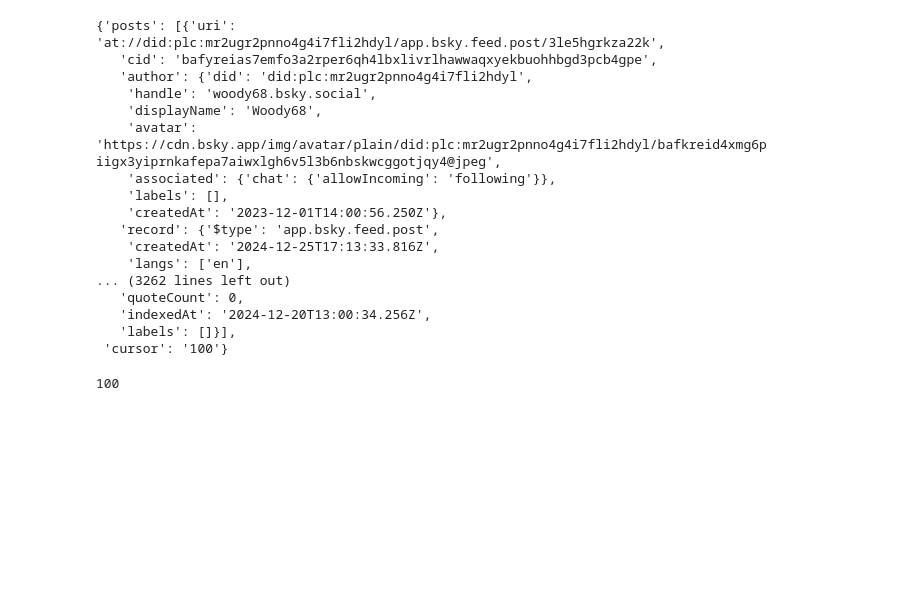
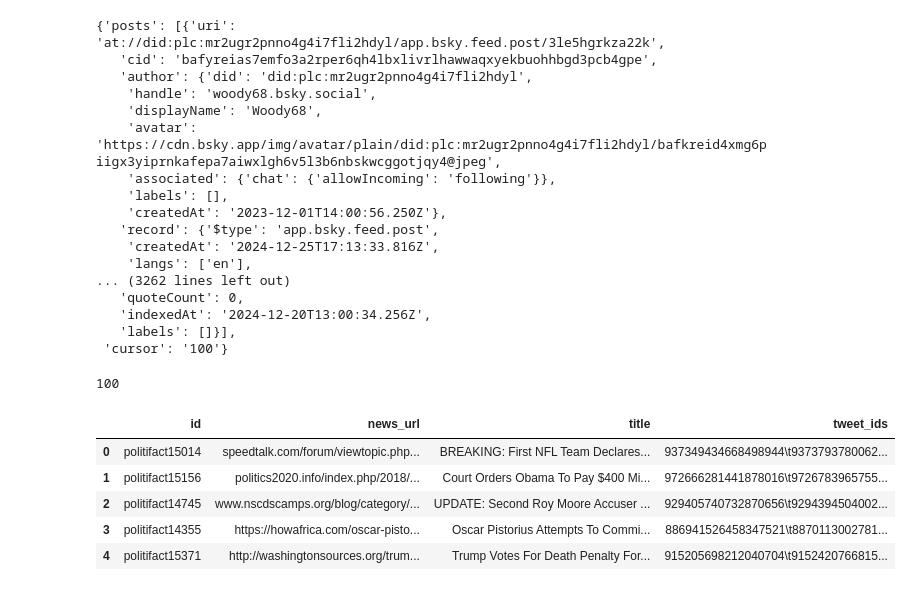
Before and after one commit to celdot/fake_news_bsky_detector, a Jupyter notebook: historical_features_pipeline.ipynb, the cells around one changed output. Cells and saved outputs as stored; diff of their text form; code cells hidden in the pictures; blank space fills up the shorter version.

```diff
--- a/historical_features_pipeline.ipynb
+++ b/historical_features_pipeline.ipynb
@@ -134,3 +136,13 @@ posts
 len(posts["posts"])
 # %% [output]
 100
+# %%
+politifact_fake = pd.read_csv("FakeNewsNet/politifact_fake.csv")
+politifact_fake.head()
+# %% [output]
+|  | id | news_url | title | tweet_ids |
+| 0 | politifact15014 | speedtalk.com/forum/viewtopic.php... | BREAKING: First NFL Team Declares... | 937349434668498944\t9373793780062... |
+| 1 | politifact15156 | politics2020.info/index.php/2018/... | Court Orders Obama To Pay $400 Mi... | 972666281441878016\t9726783965755... |
+| 2 | politifact14745 | www.nscdscamps.org/blog/category/... | UPDATE: Second Roy Moore Accuser ... | 929405740732870656\t9294394504002... |
+| 3 | politifact14355 | https://howafrica.com/oscar-pisto... | Oscar Pistorius Attempts To Commi... | 886941526458347521\t8870113002781... |
+| 4 | politifact15371 | http://washingtonsources.org/trum... | Trump Votes For Death Penalty For... | 915205698212040704\t9152420766815... |
```
Also changed, not shown: parts of 11 cells of this notebook, 4 other files.
